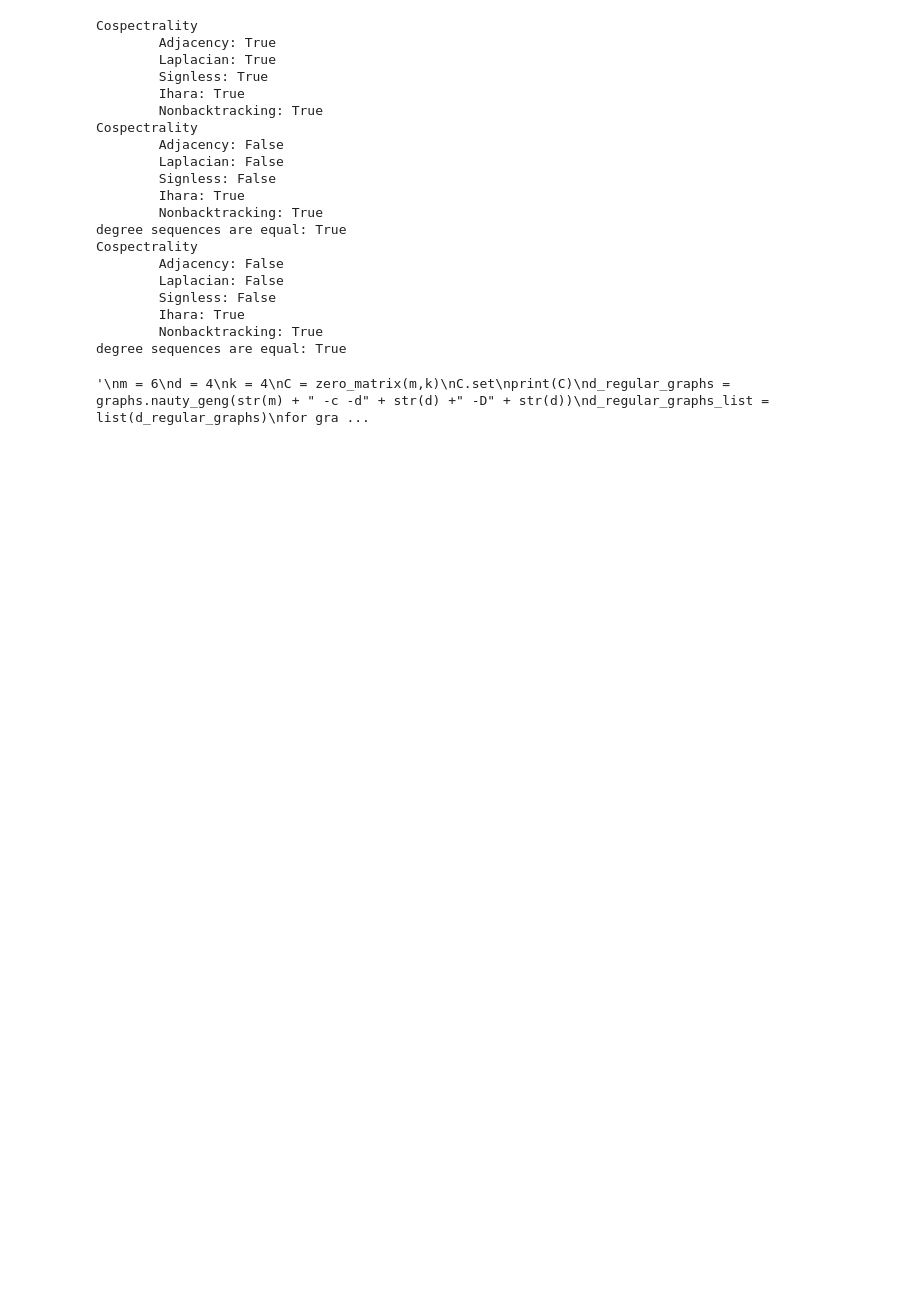
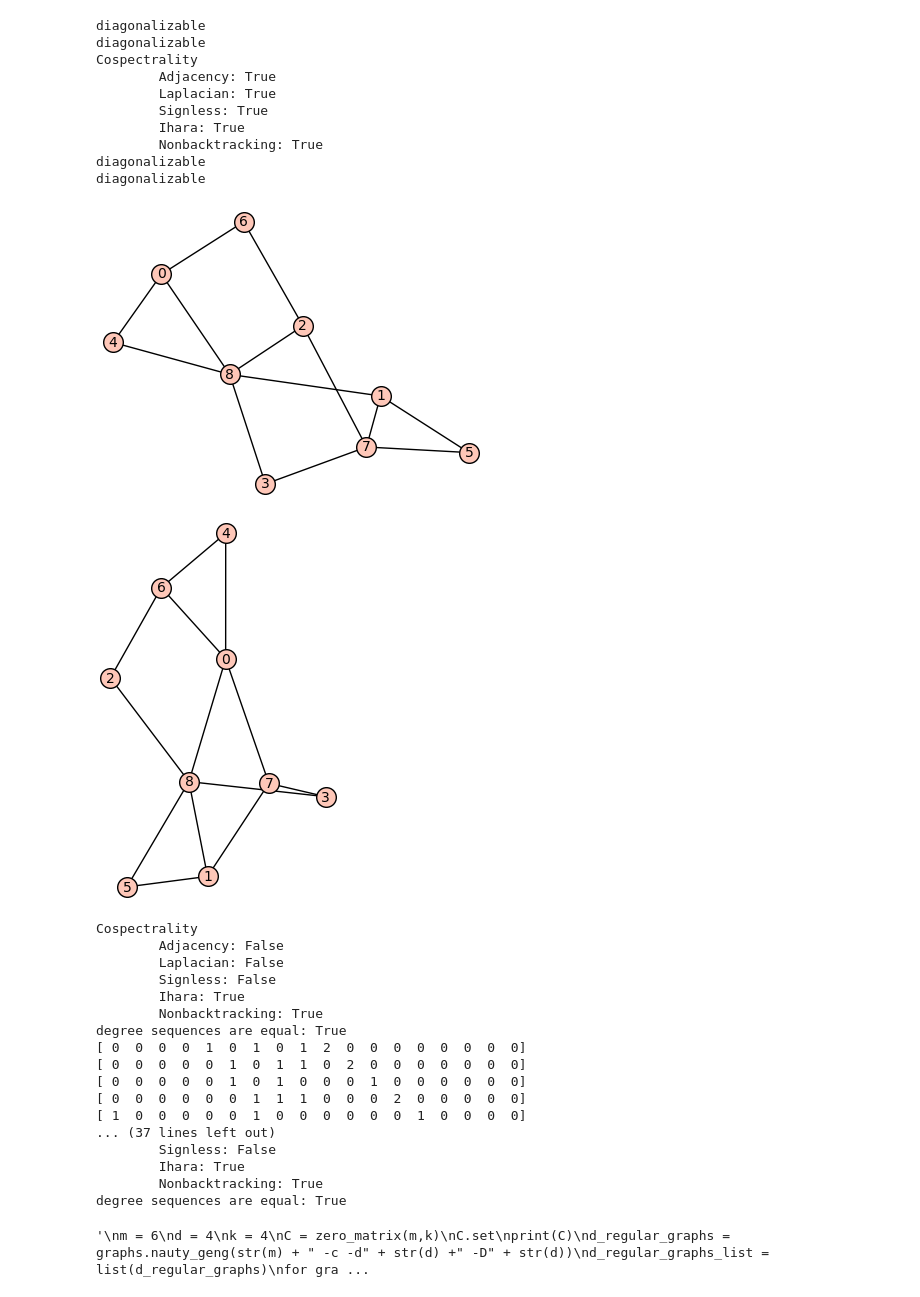
Before and after one commit to davizacheu/Spectral-Graph-Theory-Research, a Jupyter notebook: NB_Functions.ipynb, the cells around one changed output. Cells and saved outputs as stored; diff of their text form; code cells hidden in the pictures; blank space fills up the shorter version.

```diff
--- a/NB_Functions.ipynb
+++ b/NB_Functions.ipynb
@@ -178,7 +181,9 @@ def is_it_diagonalizable(list_of_graphs):
     for g in list_of_graphs:
         k = ihara_matrix(g)
         if k.is_diagonalizable() == False:
-            show(g)
+            print("not diagonalizable")
+        else:
+            print("diagonalizable")
 # %%
 """ Checks if two graphs are adjacency cospectral """
 def adjancency_cospectral(g1,g2):
@@ -277,6 +687,10 @@ g1 = {0: [3, 4, 6, 7, 8], 1: [4, 5, 6, 8], 2: [5, 6, 7, 8], 3: [0, 6, 7], 4: [0,
 g1 = Graph(g1)
 g2 = {0: [3, 4, 5, 8], 1: [4, 5, 6, 7, 8], 2: [6, 7, 8], 3: [0, 5, 7, 8], 4: [0, 1, 6, 8], 5: [0, 1, 3], 6: [1, 2, 4, 7], 7: [1, 2, 3, 6], 8: [0, 1, 2, 3, 4]}
 g2 = Graph(g2)
+
+is_it_diagonalizable([g1,g2])
+#print("is g2 diagonalizable?" + str(is_it_diagonalizable(g2)))
+
 
 show_cospectrality(g1,g2)
 
@@ -286,50 +700,82 @@ g1 = {0: [4, 6, 8], 1: [5, 7, 8], 2: [6, 7, 8], 3: [7, 8], 4: [0, 8], 5: [1, 7],
 g1 = Graph(g1)
 g2 = {0: [4, 6, 7, 8], 1: [5, 7, 8], 2: [6, 8], 3: [7, 8], 4: [0, 6], 5: [1, 8], 6: [0, 2, 4], 7: [0, 1, 3], 8: [0, 1, 2, 3, 5]}
 g2 = Graph(g2)
+
+
+is_it_diagonalizable([g1,g2])
+
+#print("is g1 diagonalizable?" + str(is_it_diagonalizable(g1)))
+#print("is g2 diagonalizable?" + str(is_it_diagonalizable(g2)))
+
+#g1 = edge_adjacency_nb_matrix(g1)
+#g1 = DiGraph(g1)
+#g2 = edge_adjacency_nb_matrix(g2)
+#g2 = DiGraph(g2)
+
+g1.show()
+g2.show()
 
 show_cospectrality(g1,g2)
 
 deg_seq = False
 if g1.degree_sequence() == g2.degree_sequence():
     deg_seq = True
 
 print("degree sequences are equal: " + str(deg_seq))
 
 #3rd cospectral set on 9 vertices
 
 g1 = {0: [4, 6, 8], 1: [5, 7, 8], 2: [5, 7], 3: [6, 7, 8], 4: [0, 6], 5: [1, 2, 7, 8], 6: [0, 3, 4, 8], 7: [1, 2, 3, 5], 8: [0, 1, 3, 5, 6]}
 g1 = Graph(g1)
 g2 = {0: [3, 5, 6, 8], 1: [4, 6, 7], 2: [7, 8], 3: [0, 5, 6], 4: [1, 7, 8], 5: [0, 3], 6: [0, 1, 3, 8], 7: [1, 2, 4, 8], 8: [0, 2, 4, 6, 7]}
 g2 = Graph(g2)
 
+print(ihara_matrix(g1))
+print()
+print(ihara_matrix(g2))
+
+is_it_diagonalizable([g1,g2])
+
+#print("is g1 diagonalizable?" + str(is_it_diagonalizable(g1)))
+#print("is g2 diagonalizable?" + str(is_it_diagonalizable(g2)))
+
 show_cospectrality(g1,g2)
 
 deg_seq = False
 if g1.degree_sequence() == g2.degree_sequence():
     deg_seq = True
 
 print("degree sequences are equal: " + str(deg_seq))
 # %% [output]
+diagonalizable
+diagonalizable
 Cospectrality
         Adjacency: True
         Laplacian: True
         Signless: True
         Ihara: True
         Nonbacktracking: True
-Cospectrality
-        Adjacency: False
-        Laplacian: False
-        Signless: False
-        Ihara: True
-        Nonbacktracking: True
-degree sequences are equal: True
-Cospectrality
-        Adjacency: False
-        Laplacian: False
-        Signless: False
-        Ihara: True
-        Nonbacktracking: True
-degree sequences are equal: True
+diagonalizable
+diagonalizable
+[figure, added]
+[figure, added]
+Cospectrality
+        Adjacency: False
+        Laplacian: False
+        Signless: False
+        Ihara: True
+        Nonbacktracking: True
+degree sequences are equal: True
+[ 0  0  0  0  1  0  1  0  1  2  0  0  0  0  0  0  0  0]
+[ 0  0  0  0  0  1  0  1  1  0  2  0  0  0  0  0  0  0]
+[ 0  0  0  0  0  1  0  1  0  0  0  1  0  0  0  0  0  0]
+[ 0  0  0  0  0  0  1  1  1  0  0  0  2  0  0  0  0  0]
+[ 1  0  0  0  0  0  1  0  0  0  0  0  0  1  0  0  0  0]
+... (37 lines left out)
+        Signless: False
+        Ihara: True
+        Nonbacktracking: True
+degree sequences are equal: True
 # %%
 """
 m = 6
```
Also changed, not shown: parts of 17 cells of this notebook, 1 other file.
